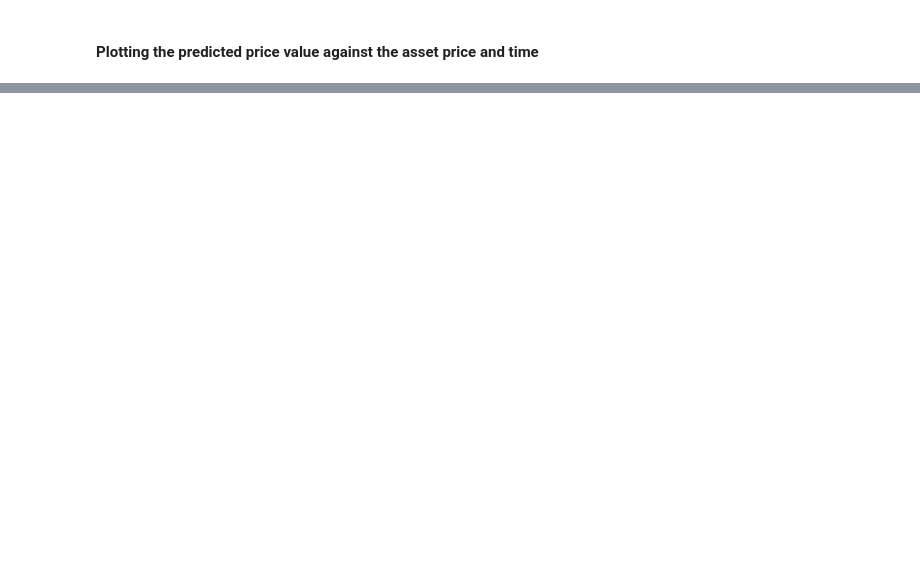
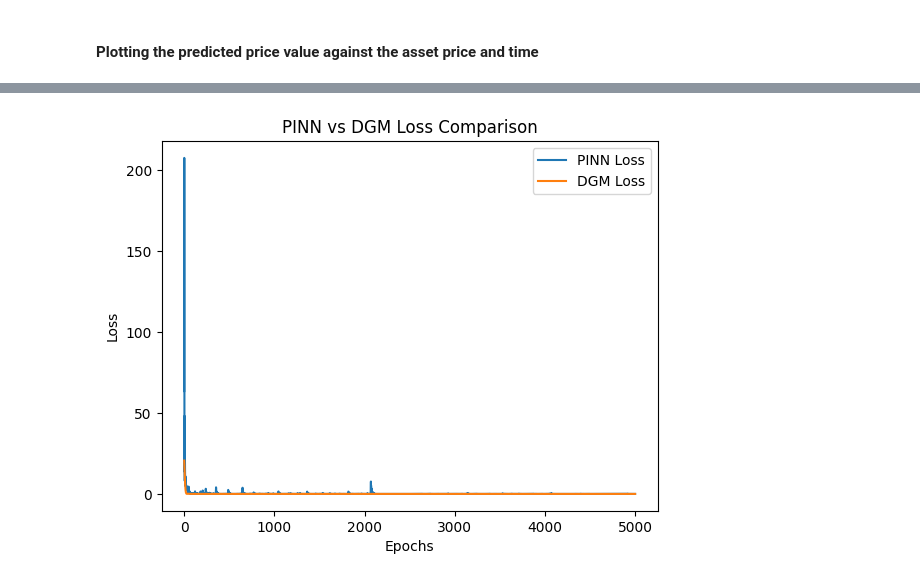
Before and after one commit to rujuldwivedi/Deep-Learning-Option-Pricing, a Jupyter notebook: Code5.ipynb, the cells around one changed output, grey strips where cells are left out. Saved outputs shown, nothing was run; the diff lists cells and outputs as text; code cells hidden in the pictures; blank space fills up the shorter version.

```diff
--- a/Code5.ipynb
+++ b/Code5.ipynb
@@ -410,0 +615,20 @@ plt.show()
+# %%
+# Train DGM Model
+dgm_losses = []
+model_dgm = DGMNet(input_dim=2, output_dim=1).to(device)  # DGM architecture as defined before
+optimizer_dgm = torch.optim.Adam(model_dgm.parameters(), lr=0.001)
+
+for epoch in range(num_epochs):
+    optimizer_dgm.zero_grad()
+
+    # Compute loss for DGM
+    loss_dgm = compute_loss(model_dgm, X, T, K, r, sigma, device)
+
+    # Backpropagation and optimization
+    loss_dgm.backward()
+    optimizer_dgm.step()
+
+    dgm_losses.append(loss_dgm.item())
+
+    if epoch % 100 == 0:
+        print(f'[DGM] Epoch {epoch}, Loss: {loss_dgm.item()}')
@@ -410,0 +653,12 @@ plt.show()
+# %%
+import matplotlib.pyplot as plt
+
+plt.plot(pinn_losses, label='PINN Loss')
+plt.plot(dgm_losses, label='DGM Loss')
+plt.xlabel('Epochs')
+plt.ylabel('Loss')
+plt.title('PINN vs DGM Loss Comparison')
+plt.legend()
+plt.show()
+# %% [output]
+[figure, added]
```
Also changed, not shown: parts of 15 cells of this notebook.
